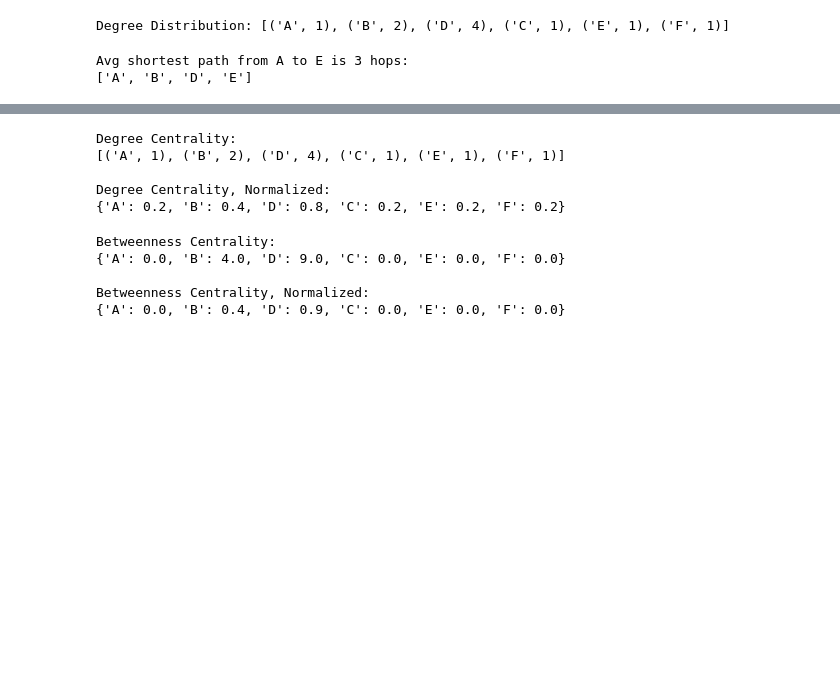
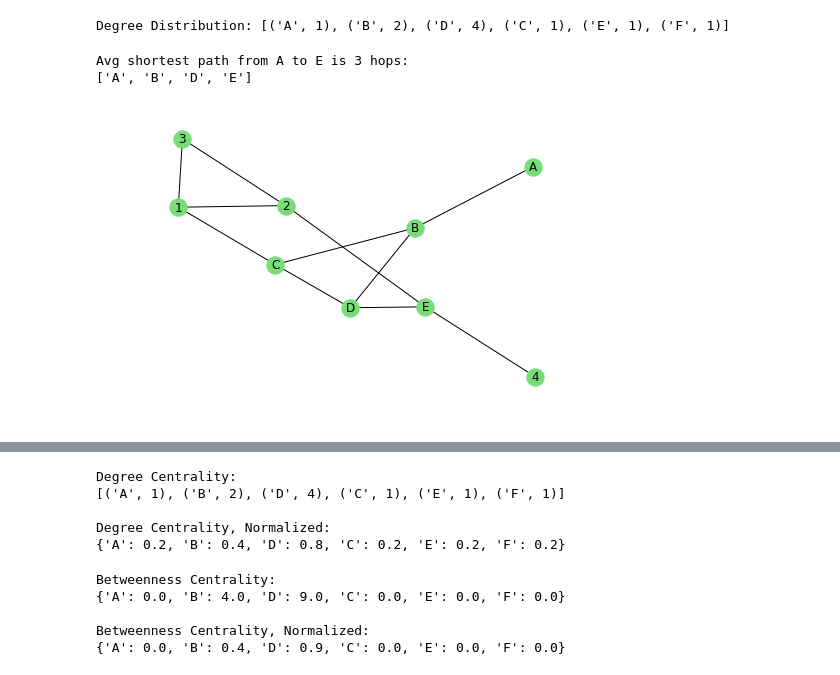
Before and after one commit to jawadmhoque/ce599, a Jupyter notebook: 14-Networks/Networks.ipynb, the cells around one changed output, grey strips where cells are left out. Cells and saved outputs as stored; diff of their text form; code cells hidden in the pictures; blank space fills up the shorter version.

```diff
--- a/14-Networks/Networks.ipynb
+++ b/14-Networks/Networks.ipynb
@@ -189,17 +197,19 @@ Degree Distribution: [('A', 1), ('B', 2), ('D', 4), ('C', 1), ('E', 1), ('F', 1)
 # %%
 # Generate the graph above
 paths = nx.Graph()
 paths.add_edges_from([
     ('A','B'), ('B','D'), ('B','C'), ('D','E'), ('D','C'),
     ('C','1'), ('1','2'), ('1','3'), ('2','3'),
     ('E','2'), ('E','4')])
 
 # Display average shortest path details
 print('Avg shortest path from A to E is', nx.shortest_path_length(paths, 'A','E'), 'hops:')
 print(nx.shortest_path(paths, 'A','E'))
+nx.draw(paths, node_color=GREEN, with_labels=True)
 # %% [output]
 Avg shortest path from A to E is 3 hops:
 ['A', 'B', 'D', 'E']
+[figure, added]
 # %% [markdown]
 ## Network Centrality (the higher result is better!)
 
```
Also changed, not shown: parts of 25 cells of this notebook, 3 other files.
